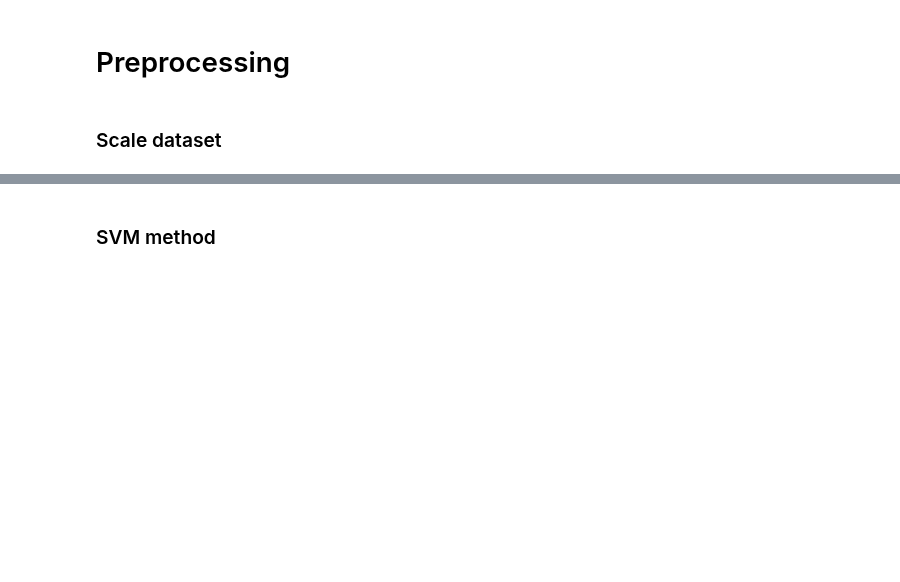
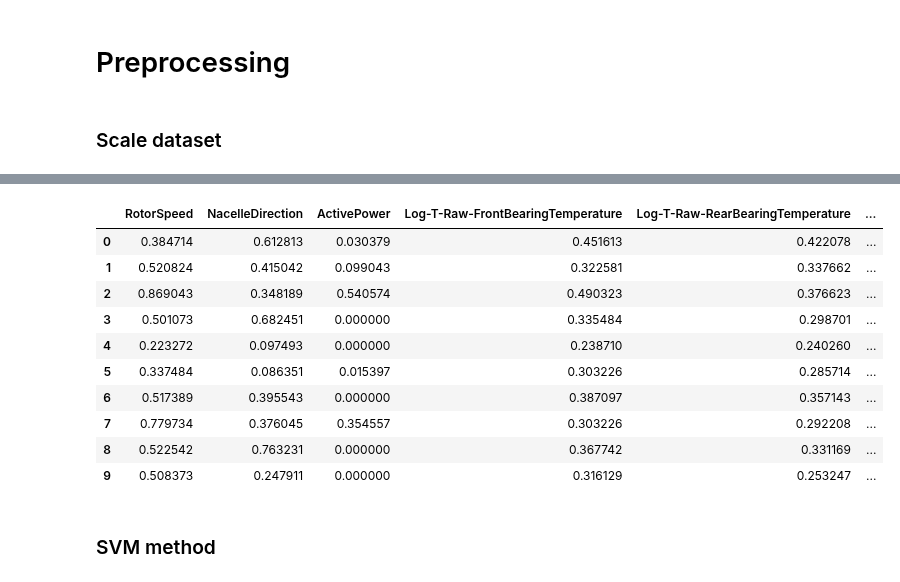
Before and after one commit to StianIsmar/project-thesis, a Jupyter notebook: TE/models/run_models.ipynb, the cells around one changed output, grey strips where cells are left out. Saved outputs shown, nothing was run; the diff lists cells and outputs as text; code cells hidden in the pictures; blank space fills up the shorter version.

```diff
--- a/TE/models/run_models.ipynb
+++ b/TE/models/run_models.ipynb
@@ -175,0 +174,15 @@ rf
+# %%
+print('X_train', X_train.shape)
+print('X_test ', X_test.shape)
+
+dropColumns = ['Log-T-Raw-BladeATemperature', 'Log-T-Raw-BladeBTemperature', 'Log-T-Raw-BladeCTemperature',
+               'Log-T-Raw-BladeAPitchControlBox', 'Log-T-Raw-BladeBPitchControlBox', 'Log-T-Raw-BladeCPitchControlBox',
+               'Log-T-Raw-BladeAPitchHeatSink', 'Log-T-Raw-BladeBPitchHeatSink', 'Log-T-Raw-BladeCPitchHeatSink',
+               'Log-T-Raw-RectifierCabinetTemperature', 'Log-T-Raw-NacelleControlCabinetTemperature',
+               'WindVane', 'WindDirection', 'WindSpeed','Nacelle-Temperature', 'Spinner-Temperature']
+
+X_train = X_train.drop(columns=dropColumns)
+X_test = X_test.drop(columns=dropColumns)
+
+print('X_train', X_train.shape)
+print('X_test ', X_test.shape)
@@ -211,3 +237,23 @@ X_test_scaled.head(10)
+# %%
+correct_columns = list(filter(lambda x: (x not in dropColumns), list(X)))
+
+X_train = pd.DataFrame(X_train_scaled, columns=correct_columns)
+X_train.head(10)
+
+X_test_scaled = pd.DataFrame(X_test_scaled, columns=correct_columns)
+X_test_scaled.head(10)
+# %% [output]
+|  | RotorSpeed | NacelleDirection | ActivePower | Log-T-Raw-FrontBearingTemperature | Log-T-Raw-RearBearingTemperature | ... |
+| 0 | 0.384714 | 0.612813 | 0.030379 | 0.451613 | 0.422078 | ... |
+| 1 | 0.520824 | 0.415042 | 0.099043 | 0.322581 | 0.337662 | ... |
+| 2 | 0.869043 | 0.348189 | 0.540574 | 0.490323 | 0.376623 | ... |
+| 3 | 0.501073 | 0.682451 | 0.000000 | 0.335484 | 0.298701 | ... |
+| 4 | 0.223272 | 0.097493 | 0.000000 | 0.238710 | 0.240260 | ... |
+| 5 | 0.337484 | 0.086351 | 0.015397 | 0.303226 | 0.285714 | ... |
+| 6 | 0.517389 | 0.395543 | 0.000000 | 0.387097 | 0.357143 | ... |
+| 7 | 0.779734 | 0.376045 | 0.354557 | 0.303226 | 0.292208 | ... |
+| 8 | 0.522542 | 0.763231 | 0.000000 | 0.367742 | 0.331169 | ... |
+| 9 | 0.508373 | 0.247911 | 0.000000 | 0.316129 | 0.253247 | ... |
 # %% [markdown]
 ### SVM method
 # %%
```
Also changed, not shown: parts of 11 cells of this notebook, 2 other files.
